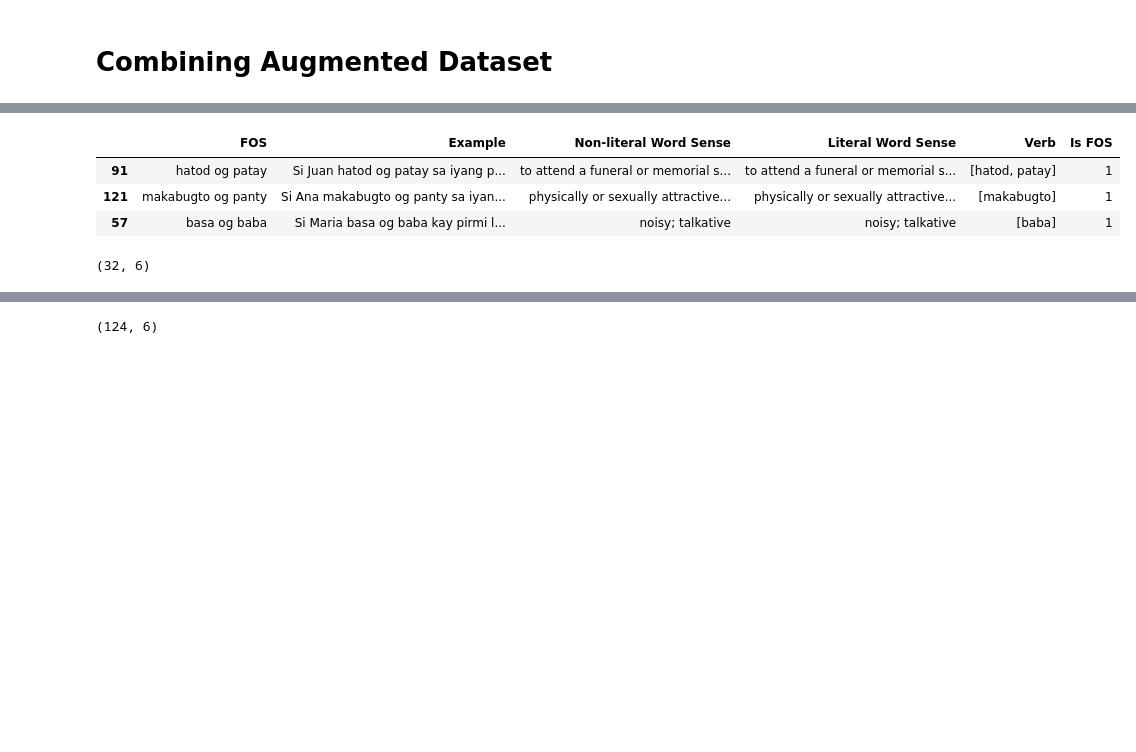
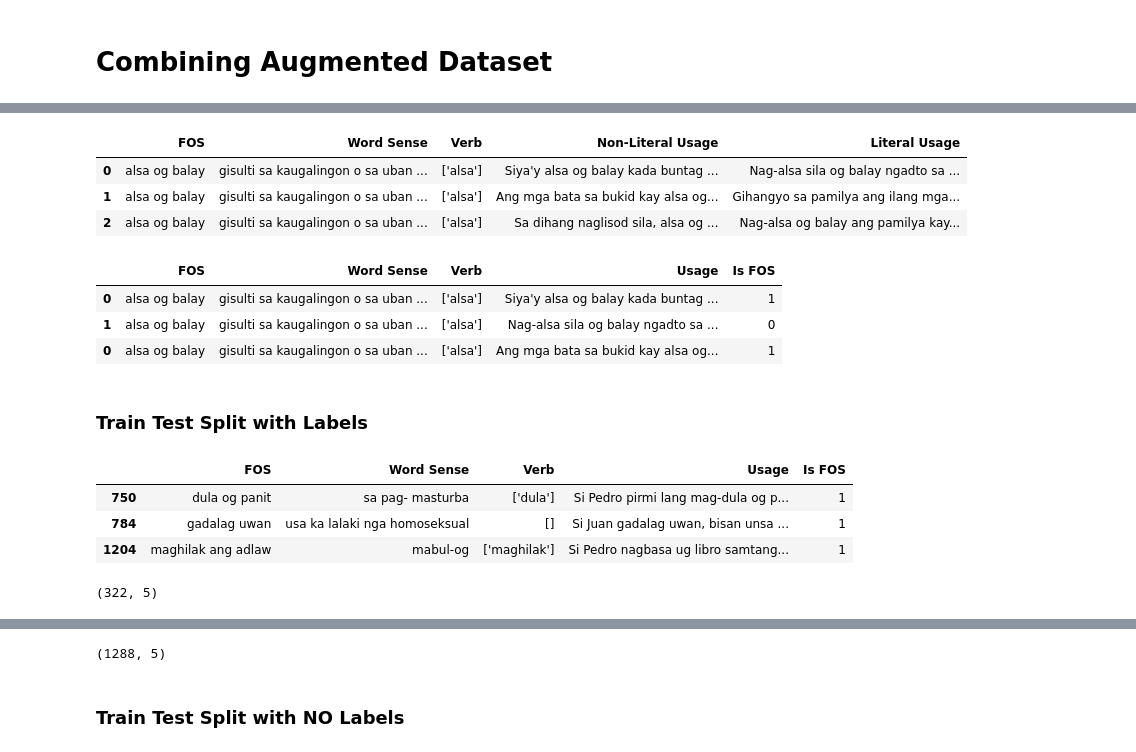
Before and after one commit to MiguelPartosa/Thesis-FOS-BinaryClass-WSD, a Jupyter notebook: Thesis_Implementation_1_2.ipynb, the cells around one changed output, grey strips where cells are left out. Saved outputs shown, nothing was run; the diff lists cells and outputs as text; code cells hidden in the pictures; blank space fills up the shorter version.

Commit message:
Merge dataset, rerun embeddings and finalize other datasets for 50% presentation

```diff
--- a/Thesis_Implementation_1_2.ipynb
+++ b/Thesis_Implementation_1_2.ipynb
@@ -403,0 +436,32 @@ df_dataset.to_excel("../../Dataset/Template_Unexpanded", index=False)
+# %%
+df_merged_final.head(3)
+# %% [output]
+|  | FOS | Word Sense | Verb | Non-Literal Usage | Literal Usage |
+| 0 | alsa og balay | gisulti sa kaugalingon o sa uban ... | ['alsa'] | Siya'y alsa og balay kada buntag ... | Nag-alsa sila og balay ngadto sa ... |
+| 1 | alsa og balay | gisulti sa kaugalingon o sa uban ... | ['alsa'] | Ang mga bata sa bukid kay alsa og... | Gihangyo sa pamilya ang ilang mga... |
+| 2 | alsa og balay | gisulti sa kaugalingon o sa uban ... | ['alsa'] | Sa dihang naglisod sila, alsa og ... | Nag-alsa og balay ang pamilya kay... |
+# %%
+df_merged_final_labels = pd.DataFrame()
+for x in df_merged_final.iterrows():
+    # remove row
+    # example_df = example_df[example_df.index != x[0]]
+
+    # insert two new rows with labels
+    # df_merged_final_labels = pd.concat([]).reset_index(drop=True)
+    split_df = pd.DataFrame({
+            'FOS': [x[1]['FOS'] for _ in range(2)],
+            'Word Sense': [x[1]['Word Sense'] for _ in range(2)],
+            'Verb': [x[1]['Verb'] for _ in range(2)],
+            'Usage': [x[1]['Non-Literal Usage'], x[1]['Literal Usage']],
+            'Is FOS' : [1,0]
+            })
+
+    df_merged_final_labels = pd.concat([df_merged_final_labels, split_df])
+    # print(x[1]['Non-Literal Usage'],'\n\n')
+
+df_merged_final_labels.head(3)
+# %% [output]
+|  | FOS | Word Sense | Verb | Usage | Is FOS |
+| 0 | alsa og balay | gisulti sa kaugalingon o sa uban ... | ['alsa'] | Siya'y alsa og balay kada buntag ... | 1 |
+| 1 | alsa og balay | gisulti sa kaugalingon o sa uban ... | ['alsa'] | Nag-alsa sila og balay ngadto sa ... | 0 |
+| 0 | alsa og balay | gisulti sa kaugalingon o sa uban ... | ['alsa'] | Ang mga bata sa bukid kay alsa og... | 1 |
@@ -404,11 +471,15 @@ df_dataset.to_excel("../../Dataset/Template_Unexpanded", index=False)
+# %%
+df_merged_final_labels = pd.read_excel("../../Dataset/Final_Dataset_WithLabels.xlsx")
 # %%
 from sklearn.model_selection import train_test_split
+# %% [markdown]
+### Train Test Split with Labels
 # %%
-df_train,df_test = train_test_split(df_dataset, test_size=0.2)
-display(df_test.head(3), df_test.shape,df_train.head(3), df_train.shape)
+df_train, df_test = train_test_split(df_merged_final_labels, test_size=0.2)
+display(df_test.head(3), df_test.shape, df_train.head(3), df_train.shape)
 # %% [output]
-|  | FOS | Example | Non-literal Word Sense | Literal Word Sense | Verb | Is FOS |
-| 91 | hatod og patay | Si Juan hatod og patay sa iyang p... | to attend a funeral or memorial s... | to attend a funeral or memorial s... | [hatod, patay] | 1 |
-| 121 | makabugto og panty | Si Ana makabugto og panty sa iyan... | physically or sexually attractive... | physically or sexually attractive... | [makabugto] | 1 |
-| 57 | basa og baba | Si Maria basa og baba kay pirmi l... | noisy; talkative | noisy; talkative | [baba] | 1 |
+|  | FOS | Word Sense | Verb | Usage | Is FOS |
+| 750 | dula og panit | sa pag- masturba | ['dula'] | Si Pedro pirmi lang mag-dula og p... | 1 |
+| 784 | gadalag uwan | usa ka lalaki nga homoseksual | [] | Si Juan gadalag uwan, bisan unsa ... | 1 |
+| 1204 | maghilak ang adlaw | mabul-og | ['maghilak'] | Si Pedro nagbasa ug libro samtang... | 1 |
-(32, 6)
+(322, 5)
@@ -419,2 +490,2 @@ display(df_test.head(3), df_test.shape,df_train.head(3), df_train.shape)
-(124, 6)
+(1288, 5)
 # %%
@@ -422,0 +494,2 @@ df_train.to_excel('../../Dataset/Train_Set.xlsx', index=False)
+# %% [markdown]
+### Train Test Split with NO Labels
```
Also changed, not shown: parts of 18 cells of this notebook, 12 other files.
